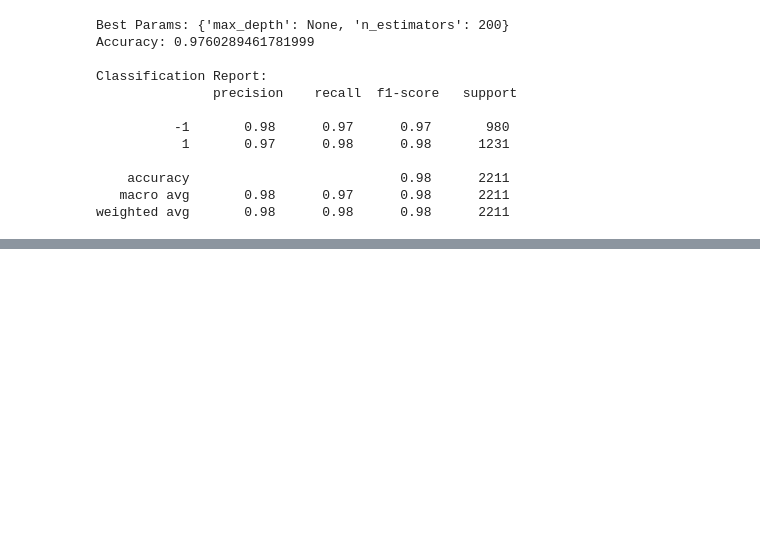
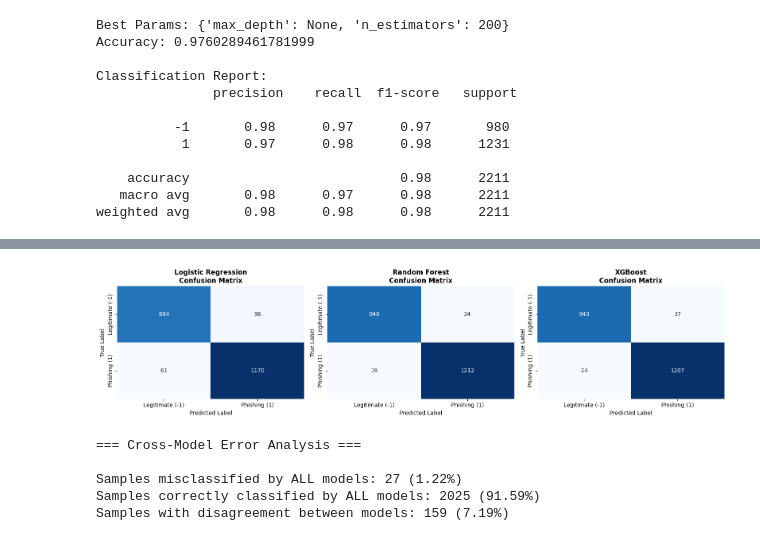
Before and after one commit to keerthanavenkatesan415/Phishing_Detection, a Jupyter notebook: 02_modeling_and_eval.ipynb, the cells around one changed output, grey strips where cells are left out. Cells and saved outputs as stored; diff of their text form; code cells hidden in the pictures; blank space fills up the shorter version.

```diff
--- a/02_modeling_and_eval.ipynb
+++ b/02_modeling_and_eval.ipynb
@@ -240,0 +438,64 @@ shap.summary_plot(shap_values.values[:, :, 1], X_test_both)
+# %%
+import seaborn as sns
+import matplotlib.pyplot as plt
+
+# Error Analysis - Detailed breakdown of misclassifications
+print("=== DETAILED ERROR ANALYSIS ===\n")
+
+# Get predictions for all models
+predictions = {
+    'Logistic Regression': y_pred,
+    'Random Forest': y_pred_best,
+    'XGBoost': y_pred_xgb_labels
+}
+
+fig, axes = plt.subplots(1, 3, figsize=(16, 4))
+
+for idx, (model_name, y_pred_model) in enumerate(predictions.items()):
+    cm = confusion_matrix(y_test, y_pred_model)
+
+    # Create confusion matrix visualization
+    sns.heatmap(cm, annot=True, fmt='d', cmap='Blues', ax=axes[idx], cbar=False,
+                xticklabels=['Legitimate (-1)', 'Phishing (1)'],
+                yticklabels=['Legitimate (-1)', 'Phishing (1)'])
+    axes[idx].set_title(f'{model_name}\nConfusion Matrix', fontsize=12, fontweight='bold')
+    axes[idx].set_ylabel('True Label')
+    axes[idx].set_xlabel('Predicted Label')
+
+    # Extract TP, TN, FP, FN
+    tn, fp, fn, tp = cm.ravel()
+
+    # Calculate error rates
+    fpr = fp / (fp + tn)  # False positive rate
+    fnr = fn / (fn + tp)  # False negative rate
+
+    print(f"\n{model_name}:")
+    print(f"  True Negatives (TN):  {tn:4d} | True Positives (TP):  {tp:4d}")
+    print(f"  False Positives (FP): {fp:4d} | False Negatives (FN): {fn:4d}")
+    print(f"  False Positive Rate:  {fpr:.4f} (legitimate urls wrongly flagged as phishing)")
+    print(f"  False Negative Rate:  {fnr:.4f} (phishing urls missed)")
+    print(f"  Total Errors: {fp + fn} ({(fp + fn) / len(y_test) * 100:.2f}%)")
+
+plt.tight_layout()
+plt.show()
+
+# Identify samples misclassified by multiple models
+print("\n=== Cross-Model Error Analysis ===")
+
+# Create error indicator for each model
+errors = {}
+for model_name, y_pred_model in predictions.items():
+    errors[model_name] = (y_test != y_pred_model)
+
+# Find samples misclassified by all three models
+all_models_error = (errors['Logistic Regression'] & errors['Random Forest'] & errors['XGBoost'])
+consistent_errors = all_models_error.sum()
+
+# Find samples correctly classified by all three models
+all_models_correct = (~errors['Logistic Regression'] & ~errors['Random Forest'] & ~errors['XGBoost'])
+consistent_correct = all_models_correct.sum()
+
+print(f"\nSamples misclassified by ALL models: {consistent_errors} ({consistent_errors/len(y_test)*100:.2f}%)")
+print(f"Samples correctly classified by ALL models: {consistent_correct} ({consistent_correct/len(y_test)*100:.2f}%)")
+print(f"Samples with disagreement between models: {len(y_test) - consistent_errors - consistent_correct} ({(len(y_test) - consistent_errors - consistent_correct)/len(y_test)*100:.2f}%)")
+# %% [output]
@@ -240,0 +519,6 @@ shap.summary_plot(shap_values.values[:, :, 1], X_test_both)
+[figure, added]
+=== Cross-Model Error Analysis ===
+
+Samples misclassified by ALL models: 27 (1.22%)
+Samples correctly classified by ALL models: 2025 (91.59%)
+Samples with disagreement between models: 159 (7.19%)
```
Also changed, not shown: parts of 7 cells of this notebook, 3 other files.
